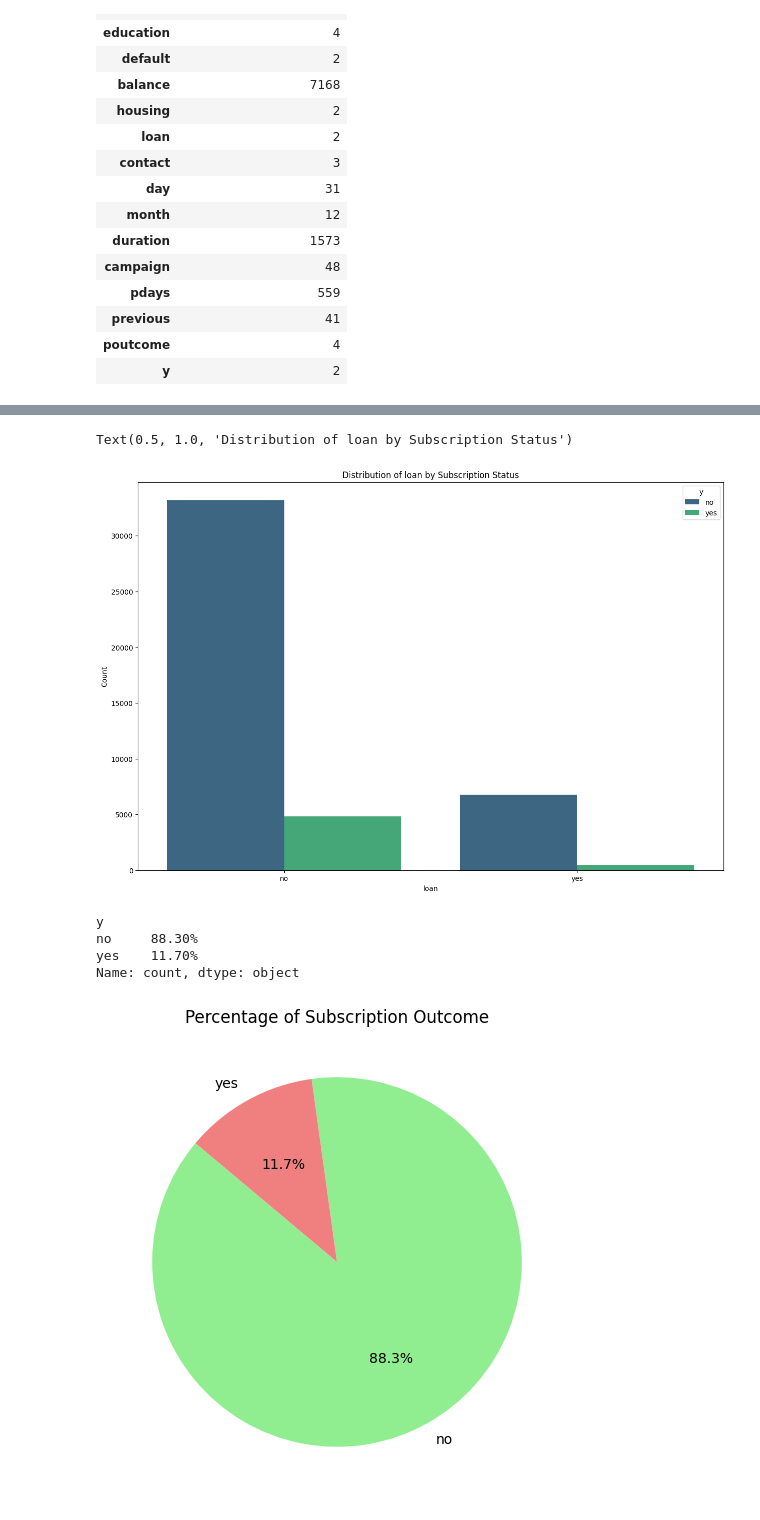
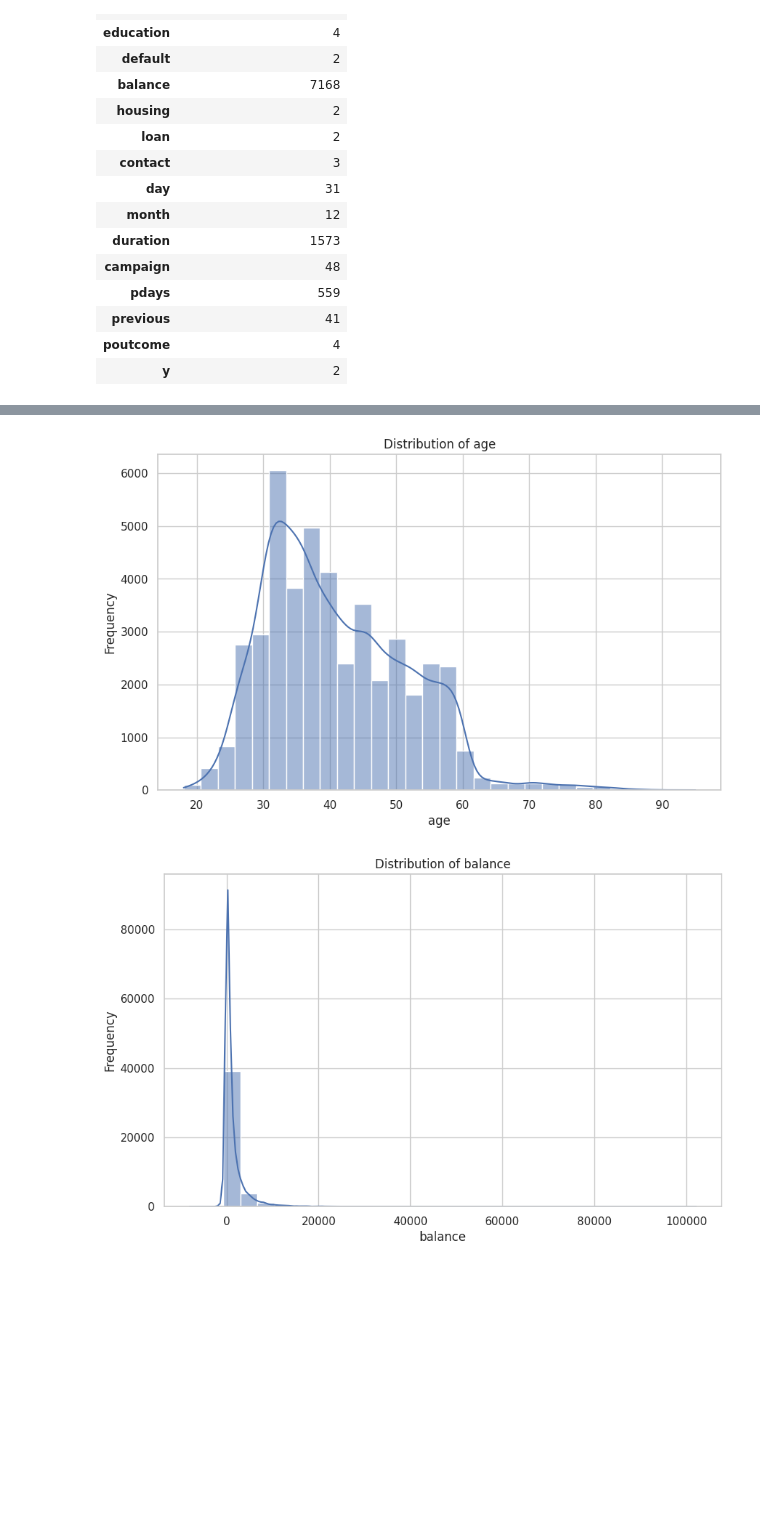
Before and after one commit to PrabhaviWKP/Machine-Learning, a Jupyter notebook: notebooks/2604CW.ipynb, the cells around one changed output, grey strips where cells are left out. Drawn from its saved outputs; the diff is of its cells as text; code cells hidden in the pictures; blank space fills up the shorter version.

Commit message:
Added histograms to understand the distribution of the categorical and numerical variables

```diff
--- a/notebooks/2604CW.ipynb
+++ b/notebooks/2604CW.ipynb
@@ -187,9 +177,0 @@ Text(0.5, 1.0, 'Distribution of Job Categories')
-# %%
-data['age_bin'] = pd.cut(data['age'], bins=[0, 20, 30, 40, 50, 60, 100], labels=['0-20', '21-30', '31-40', '41-50', '51-60', '61-100'])
-plt.figure(figsize=(15, 10))
-sns.countplot(x='age_bin', hue='y', data=data, palette='viridis')
-plt.title('Age Distribution by Subscription Status')
-plt.xlabel('Age Group')
-plt.ylabel('Count')
-plt.legend(title='Subscribed', labels=['No', 'Yes'])
-plt.show()
@@ -225,24 +178,14 @@ Text(0.5, 1.0, 'Distribution of housing by Subscription Status')
-# %%
-plt.figure(figsize=(15, 10))
-sns.countplot(x='loan', data=data, hue='y', palette='viridis')
-plt.xlabel('loan')
-plt.ylabel('Count')
-plt.title('Distribution of loan by Subscription Status')
-# %% [output]
-Text(0.5, 1.0, 'Distribution of loan by Subscription Status')
-[figure, removed]
-# %%
-value_counts = data['y'].value_counts()
-total = value_counts.sum()
-percentages = (value_counts / total) * 100
-print(percentages.apply(lambda x: f"{x:.2f}%"))
-plt.figure(figsize=(8, 6))
-plt.pie(percentages, labels=percentages.index, autopct='%1.1f%%', startangle=140, colors=['lightgreen', 'lightcoral'])
-plt.title('Percentage of Subscription Outcome')
-plt.show()
-# %% [output]
-y
-no     88.30%
-yes    11.70%
-Name: count, dtype: object
-[figure, removed]
+# %%
+numerical_columns = ['age', 'balance', 'day', 'duration', 'campaign', 'pdays', 'previous']
+
+# Create histograms for numerical columns
+for column in numerical_columns:
+    plt.figure(figsize=(10, 6))
+    sns.histplot(data[column], kde=True, bins=30)
+    plt.title(f'Distribution of {column}')
+    plt.xlabel(column)
+    plt.ylabel('Frequency')
+    plt.show()
+# %% [output]
+[figure, added]
+[figure, added]
```
Also changed, not shown: parts of 9 cells of this notebook.
